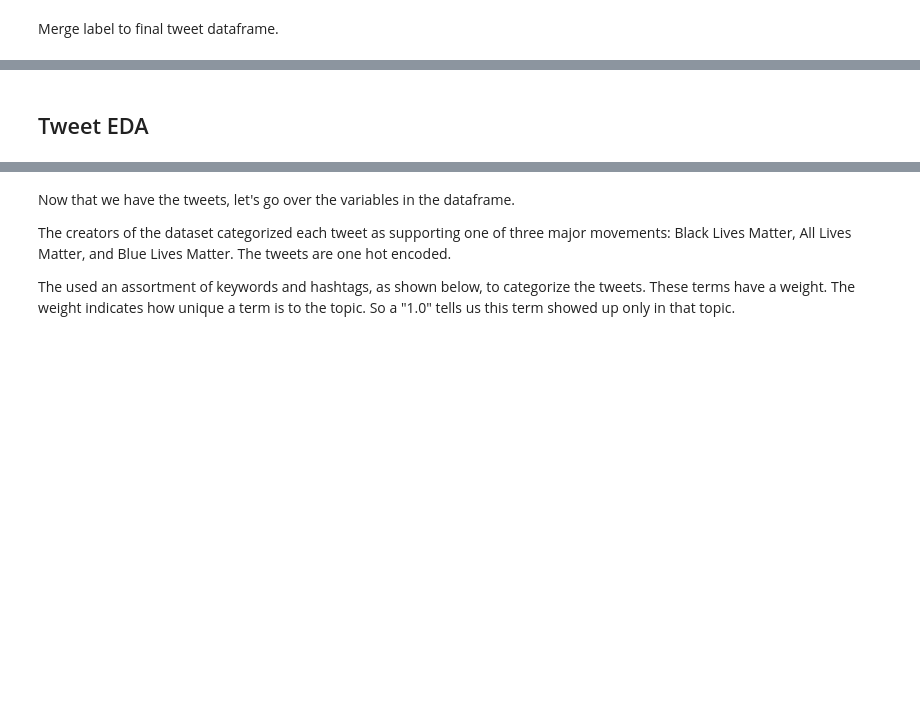
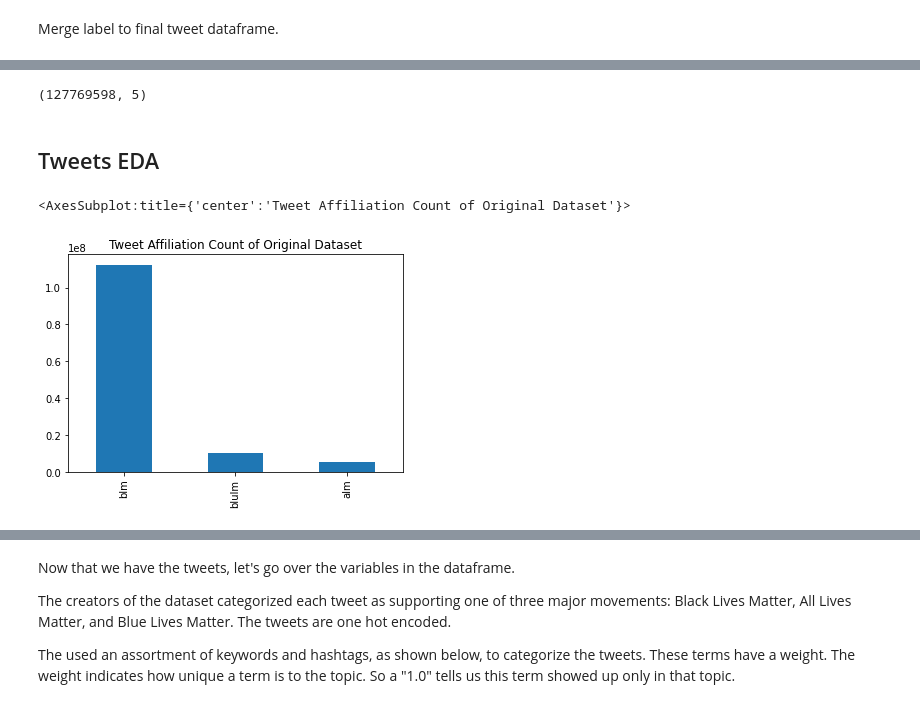
Before and after one commit to dowoma/DDS_BLM, a Jupyter notebook: data_cleaning_eda.ipynb, the cells around one changed output, grey strips where cells are left out. Drawn from its saved outputs; the diff is of its cells as text; code cells hidden in the pictures; blank space fills up the shorter version.

Commit message:
redid tweets and started some graphs

```diff
--- a/data_cleaning_eda.ipynb
+++ b/data_cleaning_eda.ipynb
@@ -976,0 +1019,4 @@ final_merge.join(labels)
+# %%
+tweets_ids_full['blacklivesmatter'].replace({1:"blm", 0: float("nan")}, inplace=True)
+tweets_ids_full['alllivesmatter'].replace({1:"alm", 0: float("nan")}, inplace=True)
+tweets_ids_full['bluelivesmatter'].replace({1:"blulm", 0: float("nan")}, inplace=True)
@@ -977,2 +1026,13 @@ final_merge.join(labels)
+# %%
+tweets_ids_full.rename(columns={'alllivesmatter':'label'}, inplace=True)
+# %%
+tweets_ids_full.shape
+# %% [output]
+(127769598, 5)
 # %% [markdown]
-## Tweet EDA
+## Tweets EDA
+# %%
+tweets_ids_full['label'].value_counts().plot(kind='bar', title="Tweet Affiliation Count of Original Dataset")
+# %% [output]
+<AxesSubplot:title={'center':'Tweet Affiliation Count of Original Dataset'}>
+[figure, added]
```
Also changed, not shown: parts of 26 cells of this notebook.
